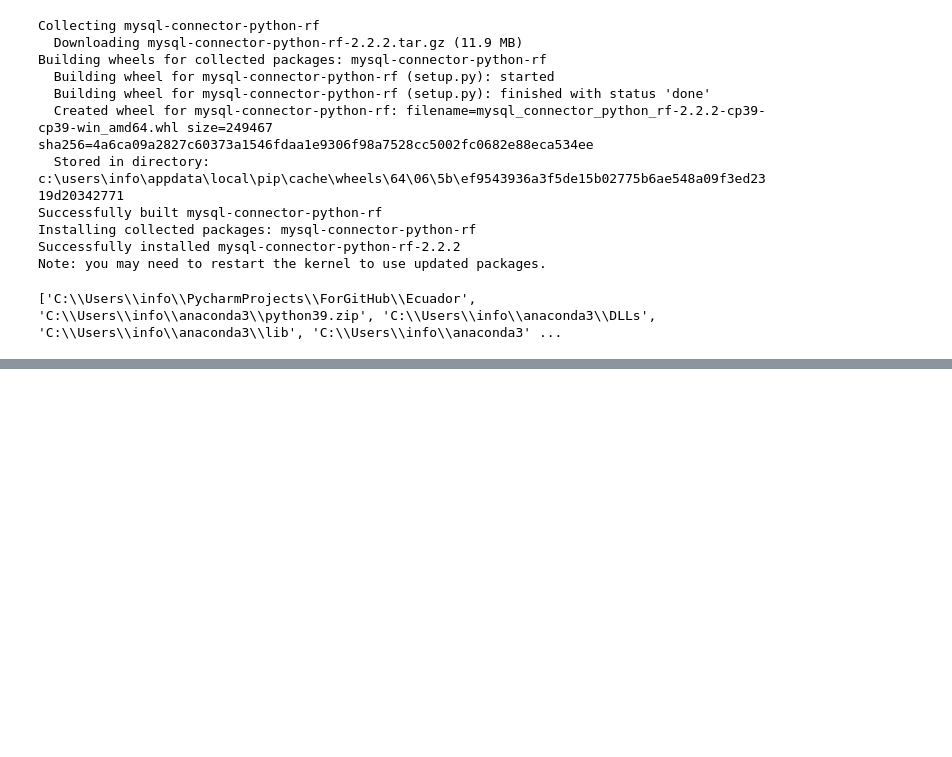
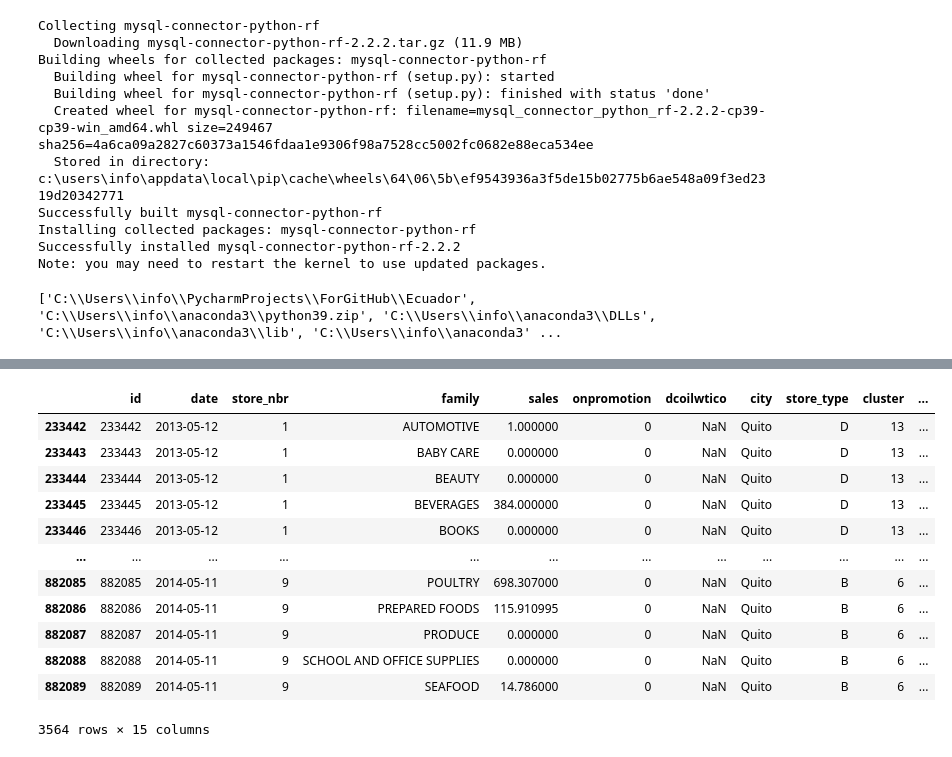
Before and after one commit to ChrisMaringka/Ecuador, a Jupyter notebook: Ecuador.ipynb, the cells around one changed output, grey strips where cells are left out. Drawn from its saved outputs; the diff is of its cells as text; code cells hidden in the pictures; blank space fills up the shorter version.

```diff
--- a/Ecuador.ipynb
+++ b/Ecuador.ipynb
@@ -80,0 +108,16 @@ array(['Holiday', nan, 'Work Day'], dtype=object)
+# %%
+df.loc[df['description'] == 'Dia de la Madre']
+# %% [output]
+|  | id | date | store_nbr | family | sales | onpromotion | dcoilwtico | city | store_type | cluster | ... |
+| 233442 | 233442 | 2013-05-12 | 1 | AUTOMOTIVE | 1.000000 | 0 | NaN | Quito | D | 13 | ... |
+| 233443 | 233443 | 2013-05-12 | 1 | BABY CARE | 0.000000 | 0 | NaN | Quito | D | 13 | ... |
+| 233444 | 233444 | 2013-05-12 | 1 | BEAUTY | 0.000000 | 0 | NaN | Quito | D | 13 | ... |
+| 233445 | 233445 | 2013-05-12 | 1 | BEVERAGES | 384.000000 | 0 | NaN | Quito | D | 13 | ... |
+| 233446 | 233446 | 2013-05-12 | 1 | BOOKS | 0.000000 | 0 | NaN | Quito | D | 13 | ... |
+| ... | ... | ... | ... | ... | ... | ... | ... | ... | ... | ... | ... |
+| 882085 | 882085 | 2014-05-11 | 9 | POULTRY | 698.307000 | 0 | NaN | Quito | B | 6 | ... |
+| 882086 | 882086 | 2014-05-11 | 9 | PREPARED FOODS | 115.910995 | 0 | NaN | Quito | B | 6 | ... |
+| 882087 | 882087 | 2014-05-11 | 9 | PRODUCE | 0.000000 | 0 | NaN | Quito | B | 6 | ... |
+| 882088 | 882088 | 2014-05-11 | 9 | SCHOOL AND OFFICE SUPPLIES | 0.000000 | 0 | NaN | Quito | B | 6 | ... |
+| 882089 | 882089 | 2014-05-11 | 9 | SEAFOOD | 14.786000 | 0 | NaN | Quito | B | 6 | ... |
+3564 rows × 15 columns
```
Also changed, not shown: parts of 15 cells of this notebook.
